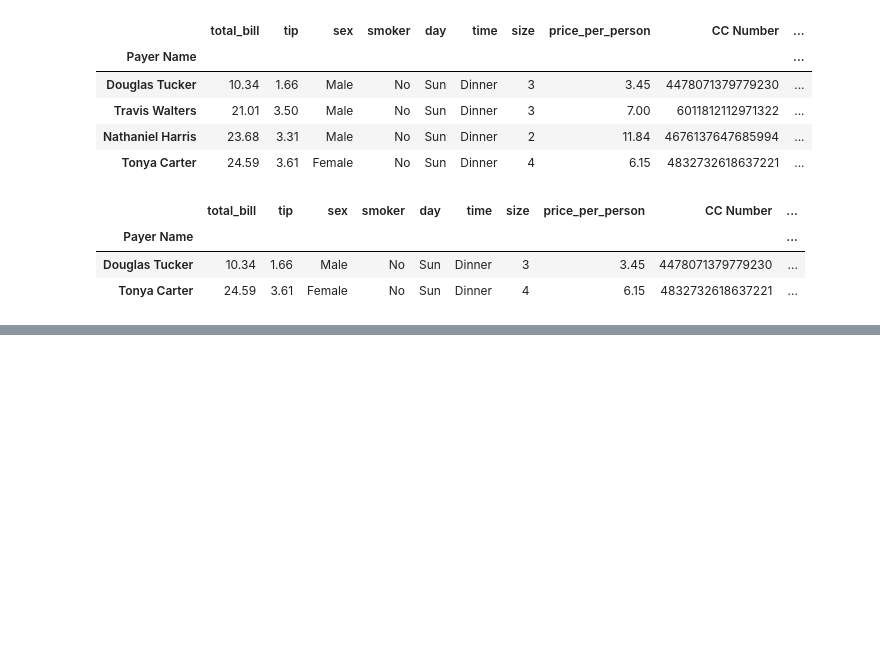
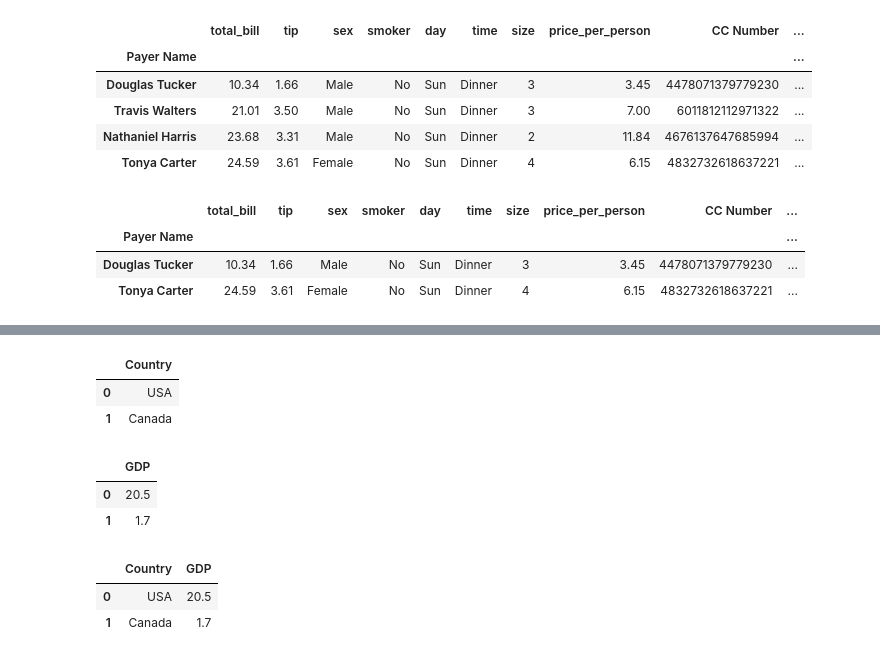
Before and after one commit to pythonai211225-rgb/17.06.2026, a Jupyter notebook: pandas2_17_06_2026.ipynb, the cells around one changed output, grey strips where cells are left out. Cells and saved outputs as stored; diff of their text form; code cells hidden in the pictures; blank space fills up the shorter version.

```diff
--- a/pandas2_17_06_2026.ipynb
+++ b/pandas2_17_06_2026.ipynb
@@ -249,0 +266,22 @@ display(df.loc[ ['Douglas Tucker', 'Tonya Carter'] ])
+# %%
+# Two separate DataFrames
+# Concat cols --------------------------------------------------- join
+df_left = pd.DataFrame({'Country': ['USA', 'Canada']})
+df_right = pd.DataFrame({'GDP': [20.5, 1.7]})
+
+display(df_left)
+display(df_right)
+
+# Concatenate them side-by-side as columns -- join
+combined_df = pd.concat([df_left, df_right], axis=1)
+display(combined_df)
+# %% [output]
+|  | Country |
+| 0 | USA |
+| 1 | Canada |
+|  | GDP |
+| 0 | 20.5 |
+| 1 | 1.7 |
+|  | Country | GDP |
+| 0 | USA | 20.5 |
+| 1 | Canada | 1.7 |
```
Also changed, not shown: parts of 4 cells of this notebook.
